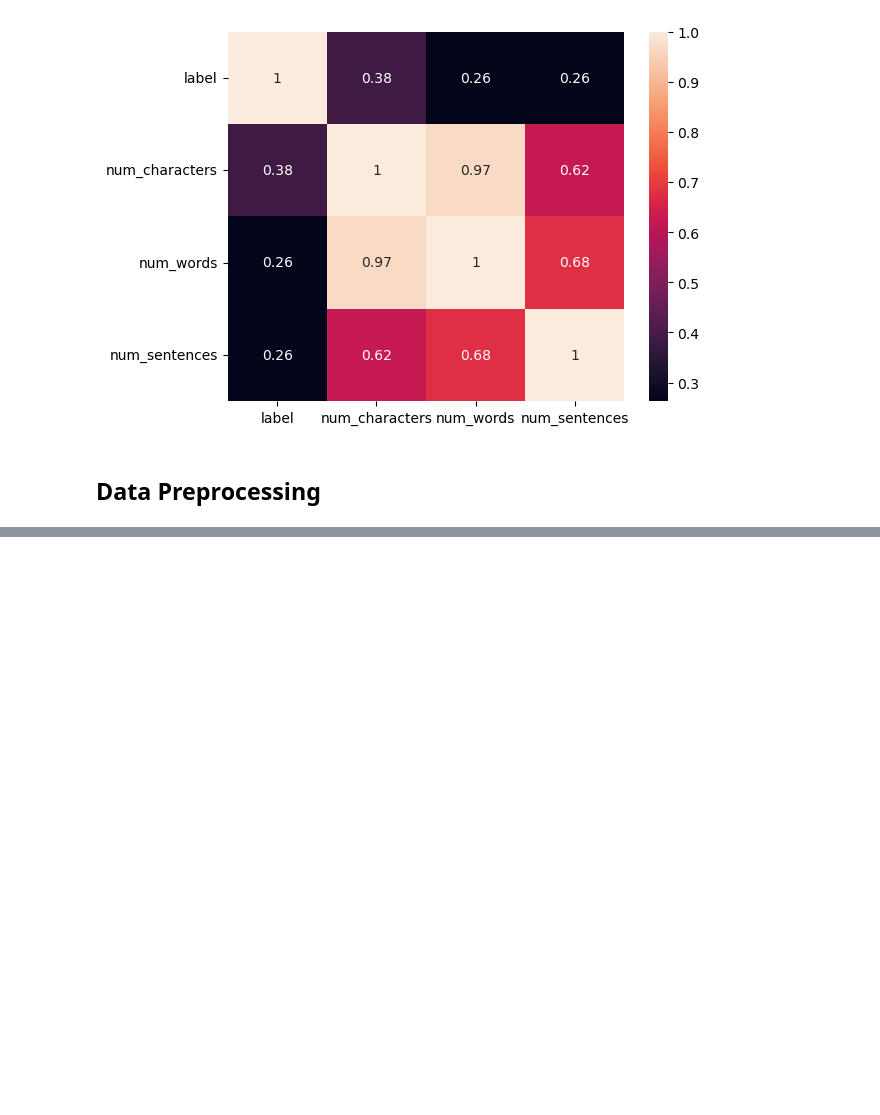
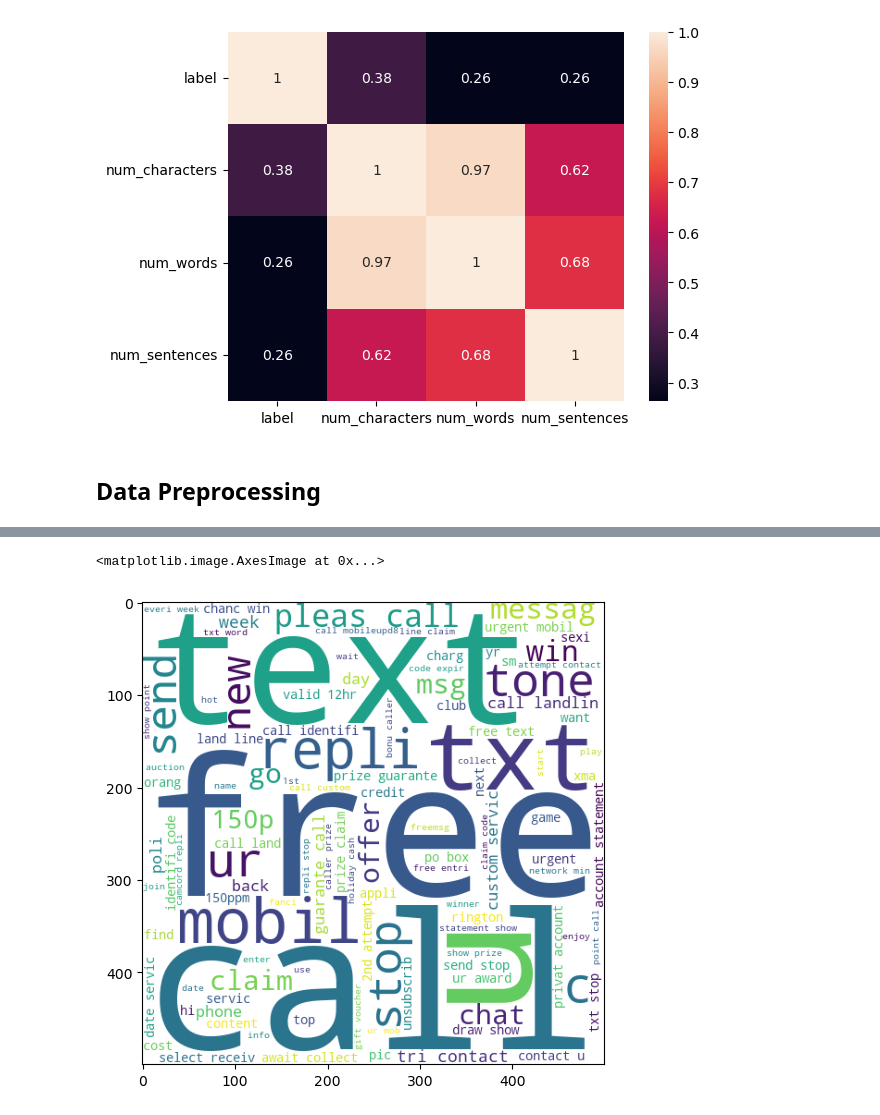
Before and after one commit to ahsanrazi/SMS-Spam-Classifier-CX, a Jupyter notebook: Model/SMS_Spam_Classifier.ipynb, the cells around one changed output, grey strips where cells are left out. Drawn from its saved outputs; the diff is of its cells as text; code cells hidden in the pictures; blank space fills up the shorter version.

```diff
--- a/Model/SMS_Spam_Classifier.ipynb
+++ b/Model/SMS_Spam_Classifier.ipynb
@@ -299,3 +309,8 @@ LookupError:
+# %%
+# Importing Library for Stemming
+
+from nltk.stem.porter import PorterStemmer
+ps = PorterStemmer()
 # %%
 # Creating a function that can transform ther text into lower-case, tokenization, Removing special characters,
 # Removing stopwords and punctuations, stemming
@@ -309,7 +324,19 @@ def transform_text(text):
         if i.isalnum():
             y.append(i)
 
-    return y
+    text = y[:]
+    y.clear()
 
-transform_text('Hello How %')
+    for i in text:
+        if i not in stopwords.words('english') and i not in string.punctuation:
+            y.append(i)
+
+    text = y[:]
+    y.clear()
+
+    for i in text:
+        y.append(ps.stem(i))
+
+
+    return " ".join(y)
 # %% [output]
@@ -316,0 +344,5 @@ transform_text('Hello How %')
+# %%
+# Apply the function on text
+
+df['transformed_text'] = df['text'].apply(transform_text)
+df.head()
@@ -316,0 +356,16 @@ transform_text('Hello How %')
+# %%
+# Importing Library for Word_Cloud
+
+from wordcloud import WordCloud
+
+wc = WordCloud(width=500, height=500, min_font_size=10, background_color='white')
+# %%
+# Creating the Word-Cloud of Spam Messages
+
+plt.figure(figsize=(15,6))
+spam_wc = wc.generate(df[df['label'] == 1]['transformed_text'].str.cat(sep=" "))
+
+plt.imshow(spam_wc)
+# %% [output]
+<matplotlib.image.AxesImage at 0x...>
+[figure, added]
```
Also changed, not shown: parts of 5 cells of this notebook.
